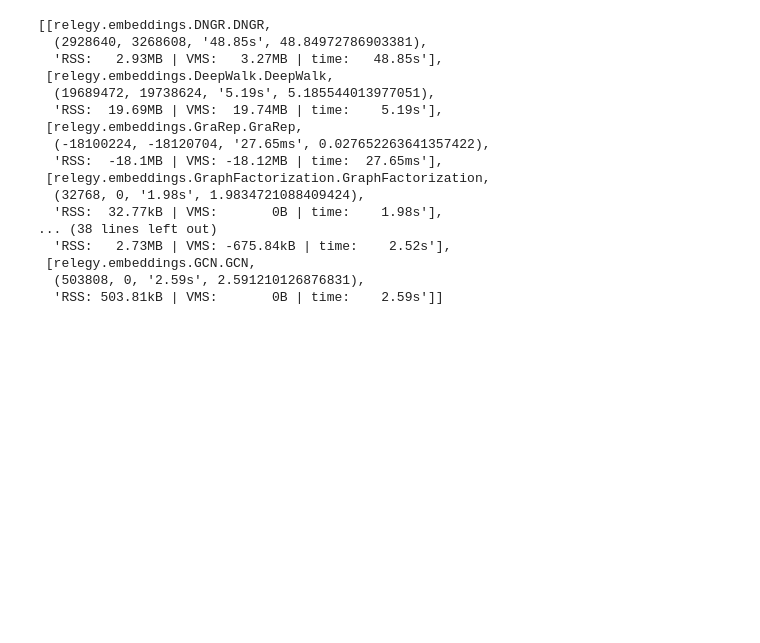
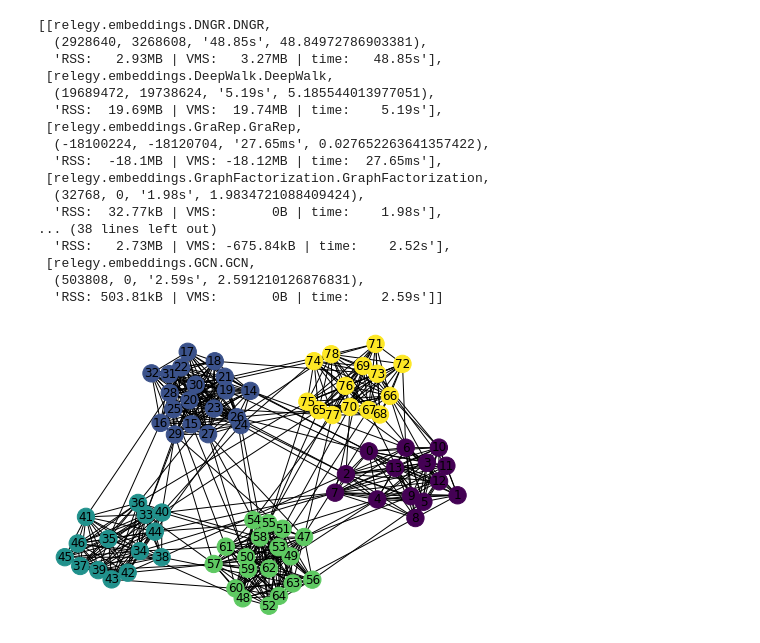
Before and after one commit to lukaszbrzozowski/ReLeGy, a Jupyter notebook: Analysis/Resource Analysis.ipynb, the cells around one changed output. Cells and saved outputs as stored; diff of their text form; code cells hidden in the pictures; blank space fills up the shorter version.

```diff
--- a/Analysis/Resource Analysis.ipynb
+++ b/Analysis/Resource Analysis.ipynb
@@ -218,12 +220,3 @@ method_result_dict
   (300, 660.2661519050598),
   (350, 1121.1144087314606),
   (400, 1571.2285859584808)]}
-# %%
-rcParams["figure.figsize"] = 15, 10
-for i in method_result_dict.keys():
-    curv = np.array(method_result_dict[i])
-    name = str(i).split(".")[3]
-    name = name.split("'")[0]
-    plt.plot(curv[:, 0], np.log(curv[:, 1]), label=name)
-plt.legend()
-plt.show()
@@ -294,3 +285,7 @@ profiling_results
  [relegy.embeddings.GCN.GCN,
   (503808, 0, '2.59s', 2.591210126876831),
   'RSS: 503.81kB | VMS:       0B | time:    2.59s']]
+# %%
+nx.draw(graph, with_labels=True, node_color=labels)
+# %% [output]
+[figure, added]
```
Also changed, not shown: parts of 10 cells of this notebook, 7 other files.
